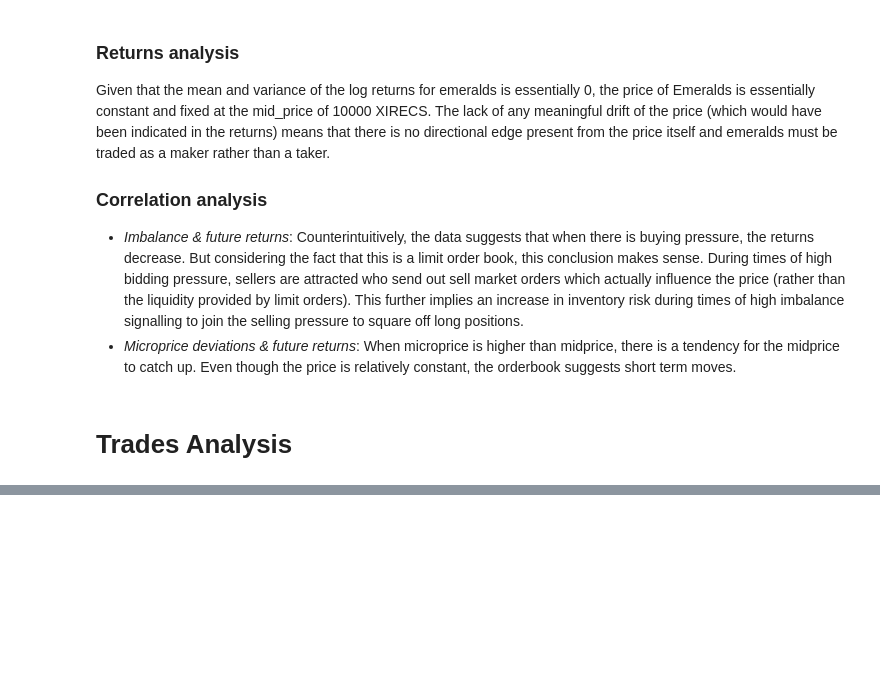
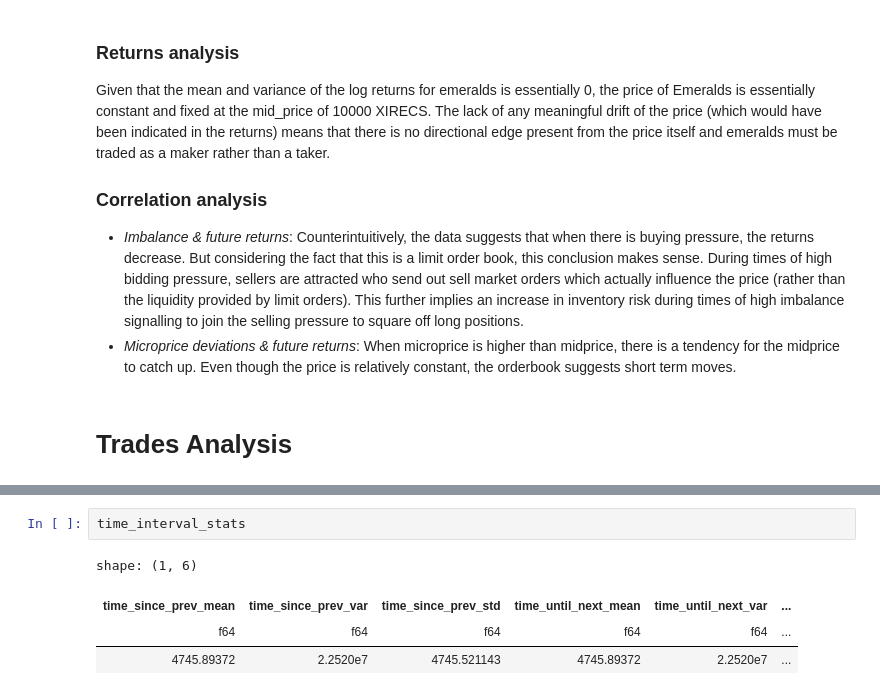
Before and after one commit to MrMoneyInTheBank/Prosperity, a Jupyter notebook: src/notebooks/products_analysis/emeralds.ipynb, the cells around one changed output, grey strips where cells are left out. Cells and saved outputs as stored; diff of their text form; blank space fills up the shorter version.

```diff
--- a/src/notebooks/products_analysis/emeralds.ipynb
+++ b/src/notebooks/products_analysis/emeralds.ipynb
@@ -104,3 +111,10 @@ shape: (208, 10)
 | 982900 | 10008.0 | 6 | 9992 | 10008 | 10000.0 | 3700 | 900 | ... |
 | 983800 | 10008.0 | 3 | 9992 | 10008 | 10000.0 | 900 | 1800 | ... |
 | 985600 | 10008.0 | 6 | 9992 | 10008 | 10000.0 | 1800 | null | ... |
+# %%
+time_interval_stats
+# %% [output]
+shape: (1, 6)
+| time_since_prev_mean | time_since_prev_var | time_since_prev_std | time_until_next_mean | time_until_next_var | ... |
+| f64 | f64 | f64 | f64 | f64 | ... |
+| 4745.89372 | 2.2520e7 | 4745.521143 | 4745.89372 | 2.2520e7 | ... |
```
Also changed, not shown: parts of 3 cells of this notebook.
